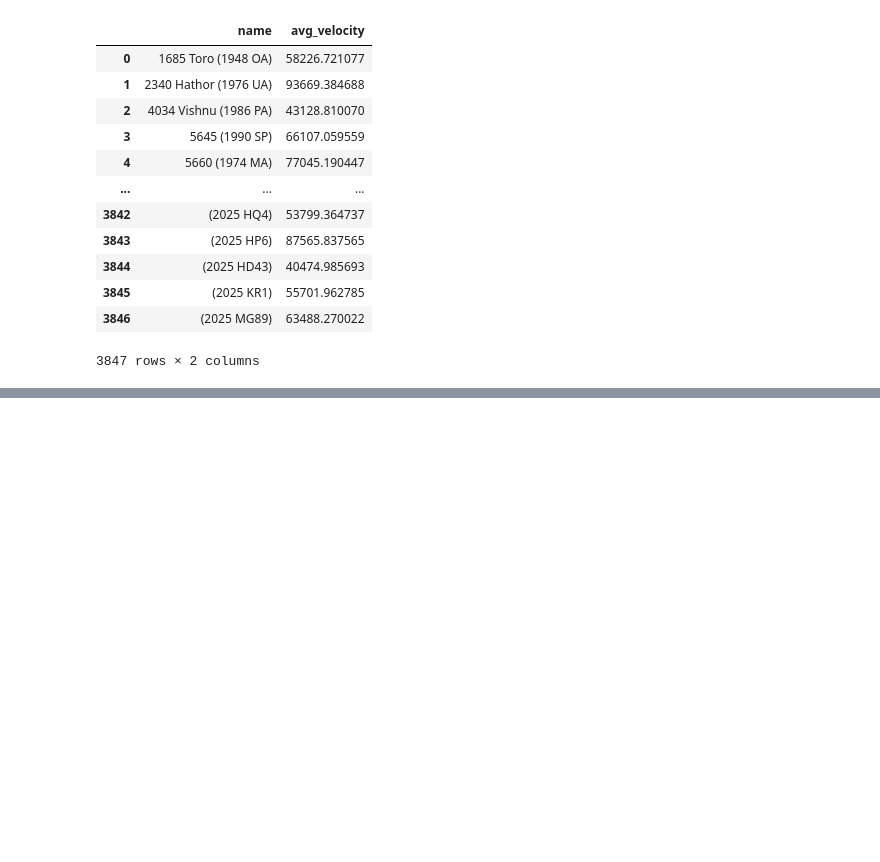
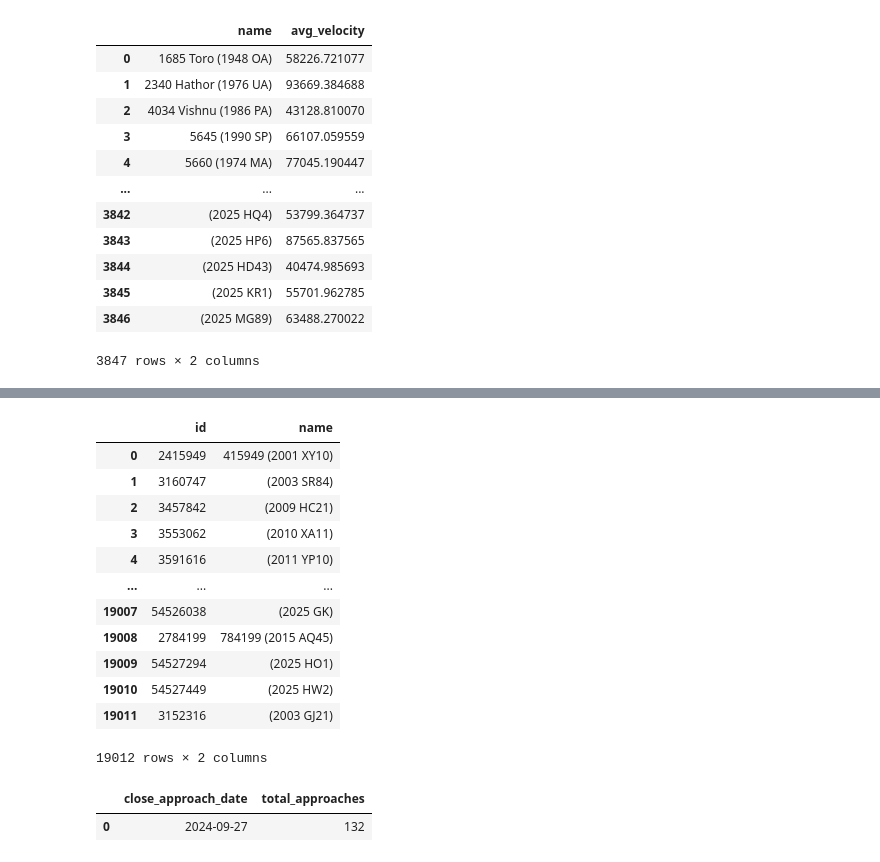
Before and after one commit to ArunK-ML/Project---NASA-Near-Earth-Object-NEO-Tracking-Insights, a Jupyter notebook: nasa_new.ipynb, the cells around one changed output, grey strips where cells are left out. Saved outputs shown, nothing was run; the diff lists cells and outputs as text; code cells hidden in the pictures; blank space fills up the shorter version.

```diff
--- a/nasa_new.ipynb
+++ b/nasa_new.ipynb
@@ -746,15 +801,38 @@ HAVING approaches > 1;
 # %%
 #22. Find all asteroids that have never been hazardous
 
+query22 = ("""
 SELECT id, name
 FROM asteroids
 WHERE is_potentially_hazardous = 0;
+""")
+show_query(query22)
+# %% [output]
+|  | id | name |
+| 0 | 2415949 | 415949 (2001 XY10) |
+| 1 | 3160747 | (2003 SR84) |
+| 2 | 3457842 | (2009 HC21) |
+| 3 | 3553062 | (2010 XA11) |
+| 4 | 3591616 | (2011 YP10) |
+| ... | ... | ... |
+| 19007 | 54526038 | (2025 GK) |
+| 19008 | 2784199 | 784199 (2015 AQ45) |
+| 19009 | 54527294 | (2025 HO1) |
+| 19010 | 54527449 | (2025 HW2) |
+| 19011 | 3152316 | (2003 GJ21) |
+19012 rows × 2 columns
 # %%
 #23. Which day had the most asteroid approaches?
 
+query23 = ("""
 SELECT close_approach_date, COUNT(*) AS total_approaches
-FROM approaches
+FROM close_approach
 GROUP BY close_approach_date
 ORDER BY total_approaches DESC
 LIMIT 1;
+""")
+show_query(query23)
+# %% [output]
+|  | close_approach_date | total_approaches |
+| 0 | 2024-09-27 | 132 |
 # %%
```
Also changed, not shown: parts of 7 cells of this notebook.
